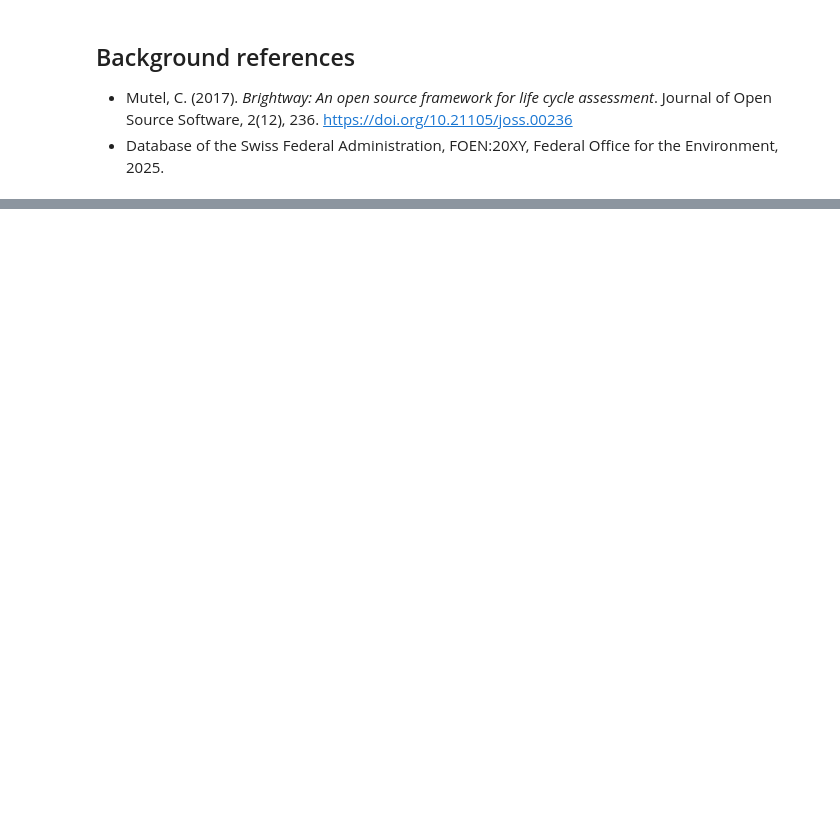
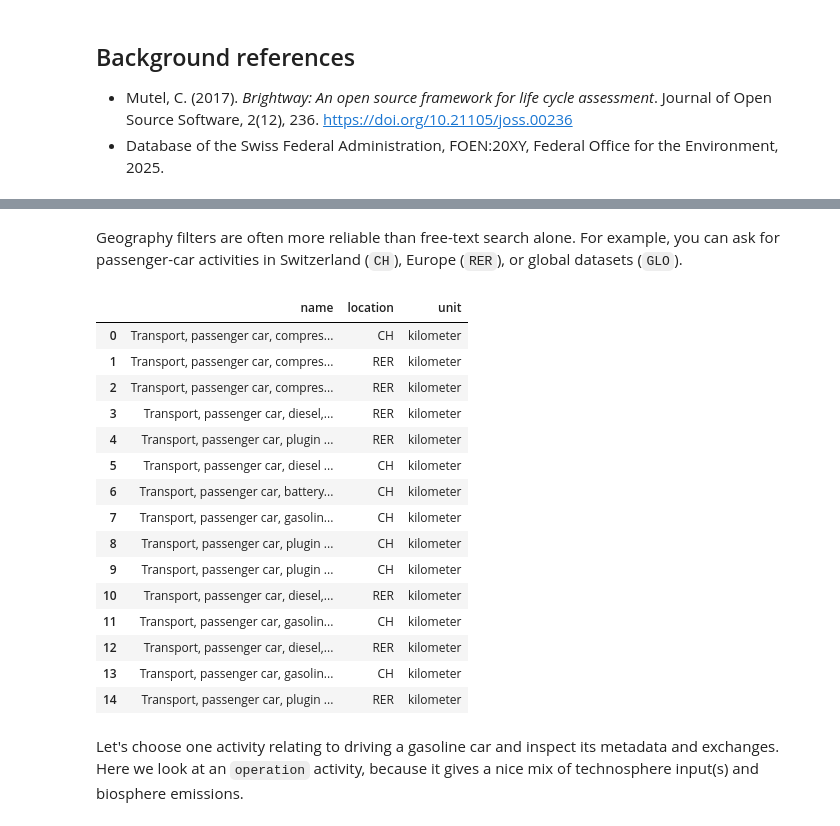
Before and after one commit to romainsacchi/barcelona-regionalized-lcia, a Jupyter notebook: tutorials/DAY 1/D1-04 First LCA from demand to score in Brightway.ipynb, the cells around one changed output, grey strips where cells are left out. Drawn from its saved outputs; the diff is of its cells as text; code cells hidden in the pictures; blank space fills up the shorter version.

```diff
--- a/tutorials/DAY 1/D1-04 First LCA from demand to score in Brightway.ipynb
+++ b/tutorials/DAY 1/D1-04 First LCA from demand to score in Brightway.ipynb
@@ -163,0 +41,19 @@ Choose one LCIA method that looks like a climate-change or global-warming indica
+# %%
+# let's choose a project name
+project_name = "barcelona-rlcia-2026"
+
+# and make a list of existing projects
+existing_projects = [project.name for project in bd.projects]
+# %%
+# if the project is already part of the projects' list, then our project already exists
+# in this case, we only need to "switch" to it
+if project_name in existing_projects:
+    bd.projects.set_current(project_name)
+    print('Switched to existing project:', bd.projects.current)
+
+# if not, then we create it
+else:
+    bi.remote.install_project(project_key, project_name)
+    # and we switch to it
+    bd.projects.set_current(project_name)
+    print('Installed and switched to project:', bd.projects.current)
@@ -163,0 +386,3 @@ Choose one LCIA method that looks like a climate-change or global-warming indica
+# %%
+db = bd.Database("bafu")
+print('Number of activities in bafu:', len(db))
@@ -163,0 +469,40 @@ Choose one LCIA method that looks like a climate-change or global-warming indica
+# %% [markdown]
+Geography filters are often more reliable than free-text search alone. For example, you can ask for passenger-car activities in Switzerland (`CH`), Europe (`RER`), or global datasets (`GLO`).
+# %%
+car_by_location = [
+    act
+    for act in db
+    if 'passenger car' in act['name'].lower()
+    and act.get('location') in {'CH', 'RER'}
+    and act["unit"] == "kilometer"
+]
+
+pd.DataFrame(
+    [
+        {
+            'name': act['name'],
+            'location': act.get('location'),
+            'unit': act.get('unit'),
+        }
+        for act in car_by_location[:15]
+    ]
+)
+# %% [output]
+|  | name | location | unit |
+| 0 | Transport, passenger car, compres... | CH | kilometer |
+| 1 | Transport, passenger car, compres... | RER | kilometer |
+| 2 | Transport, passenger car, compres... | RER | kilometer |
+| 3 | Transport, passenger car, diesel,... | RER | kilometer |
+| 4 | Transport, passenger car, plugin ... | RER | kilometer |
+| 5 | Transport, passenger car, diesel ... | CH | kilometer |
+| 6 | Transport, passenger car, battery... | CH | kilometer |
+| 7 | Transport, passenger car, gasolin... | CH | kilometer |
+| 8 | Transport, passenger car, plugin ... | CH | kilometer |
+| 9 | Transport, passenger car, plugin ... | CH | kilometer |
+| 10 | Transport, passenger car, diesel,... | RER | kilometer |
+| 11 | Transport, passenger car, gasolin... | CH | kilometer |
+| 12 | Transport, passenger car, diesel,... | RER | kilometer |
+| 13 | Transport, passenger car, gasolin... | CH | kilometer |
+| 14 | Transport, passenger car, plugin ... | RER | kilometer |
+# %% [markdown]
+Let's choose one activity relating to driving a gasoline car and inspect its metadata and exchanges. Here we look at an `operation` activity, because it gives a nice mix of technosphere input(s) and biosphere emissions.
```
Also changed, not shown: parts of 118 cells of this notebook, 32 other files.
